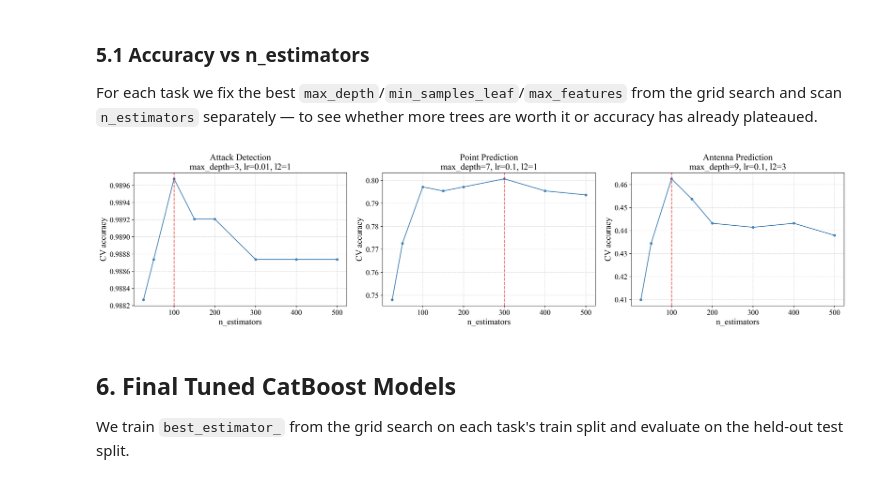
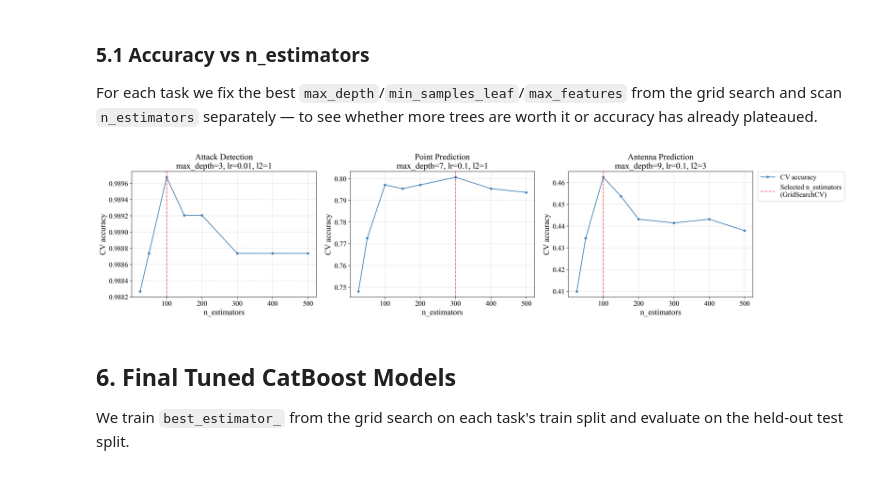
Before and after one commit to 99stealth/evil_twin_attack_detection_in_non_urban_terrain, a Jupyter notebook: notebooks/tuning/catboost.ipynb, the cells around one changed output. Cells and saved outputs as stored; diff of their text form; code cells hidden in the pictures.

Commit message:
Fix diagrams

```diff
--- a/notebooks/tuning/catboost.ipynb
+++ b/notebooks/tuning/catboost.ipynb
@@ -206,35 +206,37 @@ For each task we fix the best `max_depth`/`min_samples_leaf`/`max_features` from
 # %%
 fig, axes = plt.subplots(1, 3, figsize=(20, 5))
 
 curve_tasks = [
     ("Attack Detection",   X,        y_attack,  search_attack.best_params_),
     ("Point Prediction",   X_attack, y_point,   search_point.best_params_),
     ("Antenna Prediction", X_attack, y_antenna, search_antenna.best_params_),
 ]
 
 n_estimators_range = [25, 50, 100, 150, 200, 300, 400, 500]
 
 for ax, (label, Xd, yd, best_params) in zip(axes, curve_tasks):
     fixed = {k: v for k, v in best_params.items() if k != "n_estimators"}
     scores = [
         cross_val_score(
             CatBoostClassifier(random_state=42, verbose=False, n_estimators=n, **fixed), Xd, yd, cv=5
         ).mean()
         for n in n_estimators_range
     ]
     best_n = n_estimators_range[int(np.argmax(scores))]
 
-    ax.plot(n_estimators_range, scores, marker="o", markersize=4, color="#4682B4")
-    ax.axvline(best_n, color="red", linestyle="--", alpha=0.6)
+    ax.plot(n_estimators_range, scores, marker="o", markersize=4, color="#4682B4", label="CV accuracy")
+    ax.axvline(best_n, color="red", linestyle="--", alpha=0.6, label="Selected n_estimators\n(GridSearchCV)")
     ax.set_title(f"{label}\nmax_depth={fixed['max_depth']}, lr={fixed['learning_rate']}, l2={fixed['l2_leaf_reg']}")
     ax.set_xlabel("n_estimators")
     ax.set_ylabel("CV accuracy")
     ax.grid(True, linestyle="--", alpha=0.5)
 
-plt.tight_layout()
+handles, labels = axes[0].get_legend_handles_labels()
+fig.legend(handles, labels, loc="center left", bbox_to_anchor=(0.92, 0.77))
+plt.tight_layout(rect=[0, 0, 0.93, 1])
 plt.show()
 # %% [output]
-[figure, old version]
+[figure, new version]
 # %% [markdown]
 ## 6. Final Tuned CatBoost Models
 
```
Also changed, not shown: 6 other files.
